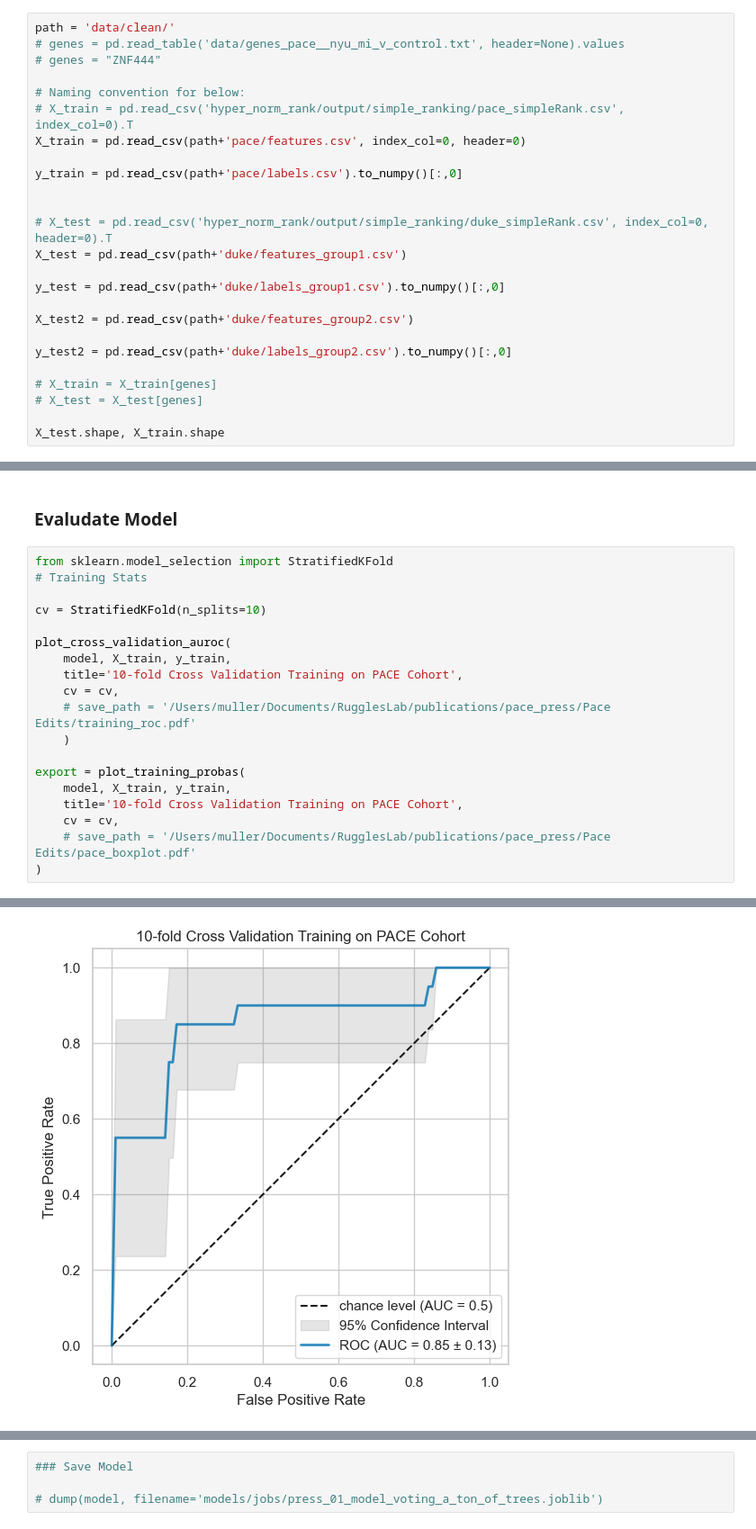
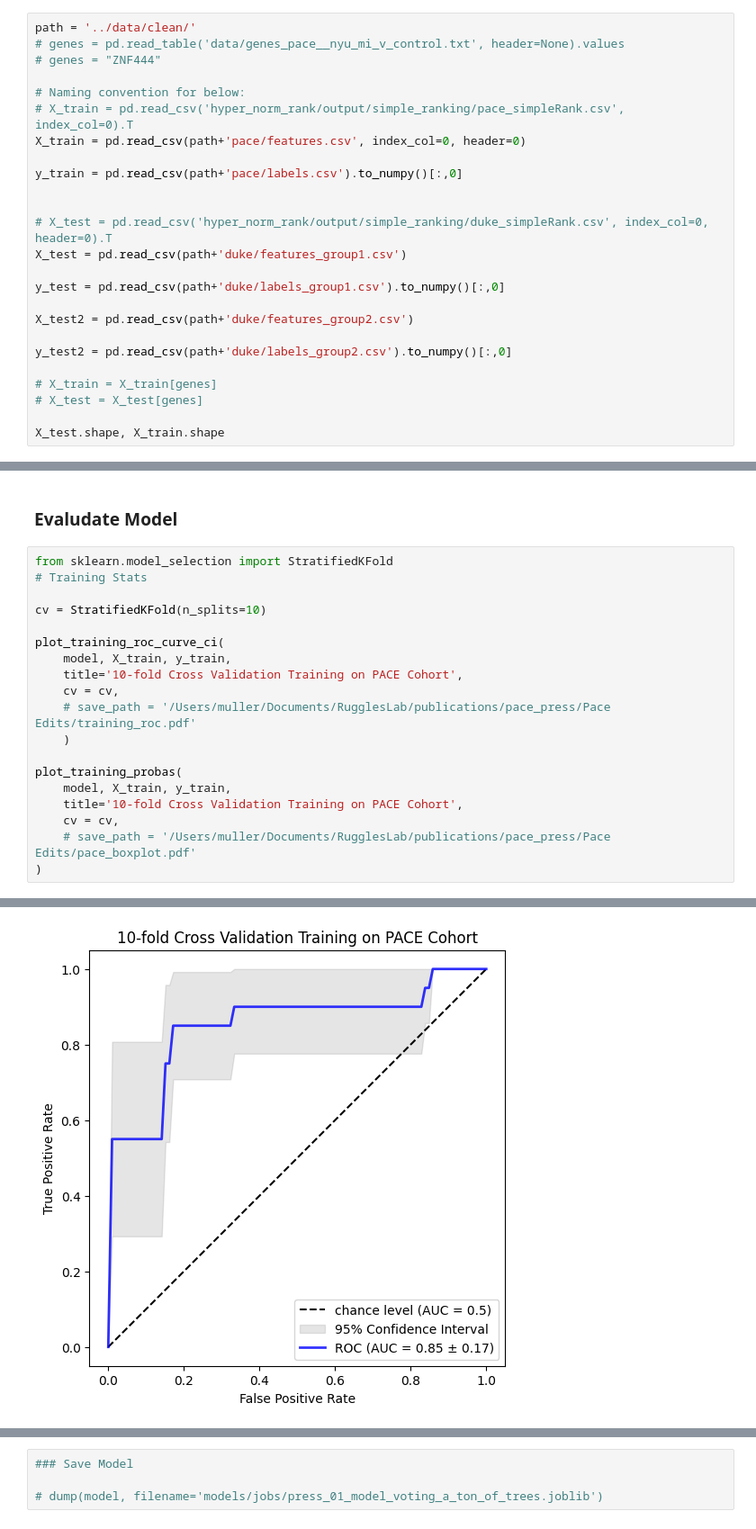
Before and after one commit to ruggleslab/press, a Jupyter notebook: notebooks/model_testing_new_genesets.ipynb, the cells around one changed output, grey strips where cells are left out. Shown at 90% size. Saved outputs shown, nothing was run; the diff lists cells and outputs as text.

```diff
--- a/notebooks/model_testing_new_genesets.ipynb
+++ b/notebooks/model_testing_new_genesets.ipynb
@@ -48,7 +47,7 @@ Setting random seed to 6090 for reproducibility.
 # %% [markdown]
 ### Load in Data
 # %%
-path = 'data/clean/'
+path = '../data/clean/'
 # genes = pd.read_table('data/genes_pace__nyu_mi_v_control.txt', header=None).values
 # genes = "ZNF444"
 
@@ -181,14 +180,14 @@ from sklearn.model_selection import StratifiedKFold
 
 cv = StratifiedKFold(n_splits=10)
 
-plot_cross_validation_auroc(
+plot_training_roc_curve_ci(
     model, X_train, y_train,
     title='10-fold Cross Validation Training on PACE Cohort',
     cv = cv,
     # save_path = '/Users/muller/Documents/RugglesLab/publications/pace_press/Pace Edits/training_roc.pdf'
     )
 
-export = plot_training_probas(
+plot_training_probas(
     model, X_train, y_train,
     title='10-fold Cross Validation Training on PACE Cohort',
     cv = cv,
@@ -199,2 +197,2 @@ This function will be defunct in the future. Please use plot_cross_validation_au
-[figure, old version]
+[figure, new version]
 [figure]
```
Also changed, not shown: parts of 11 cells of this notebook, 10 other files.
